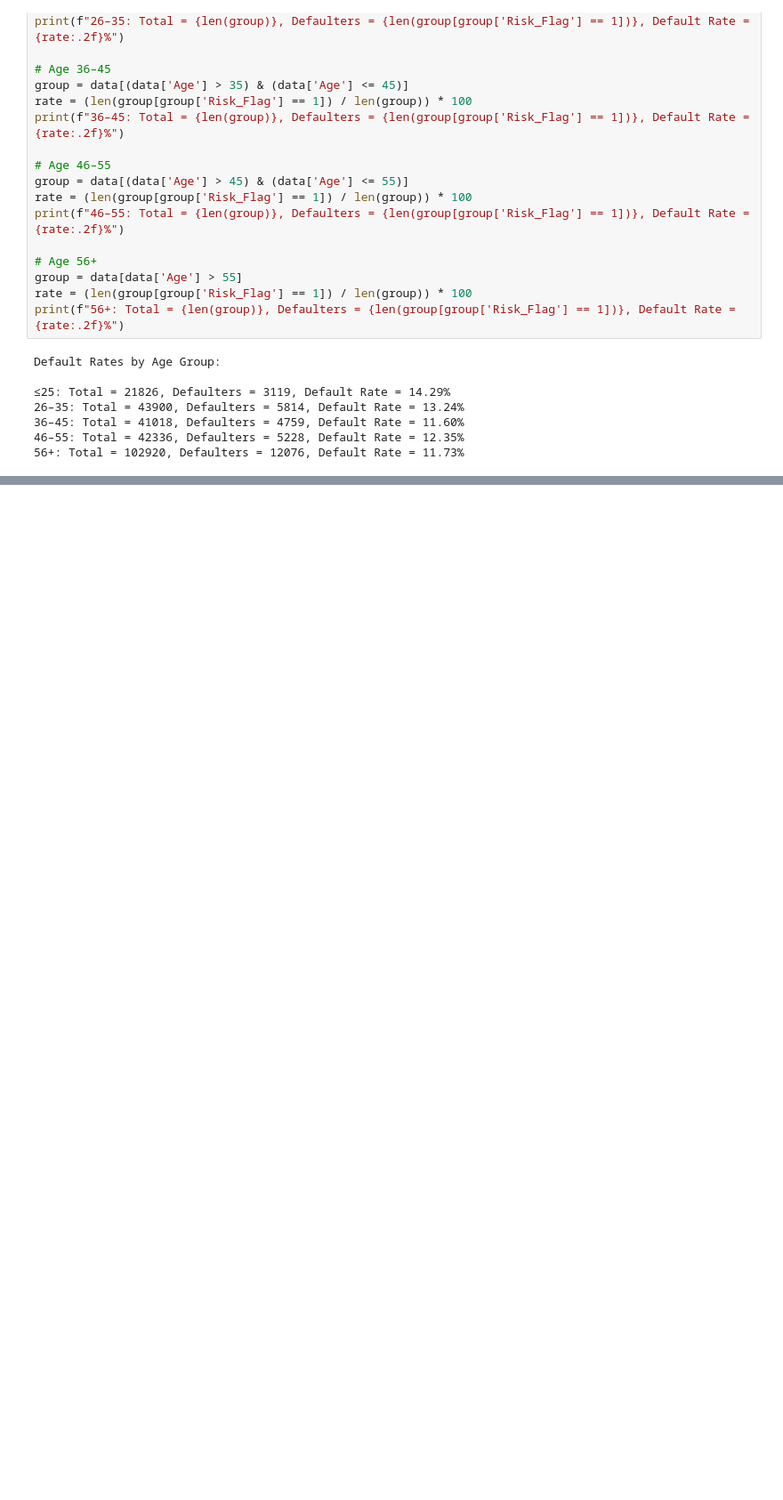
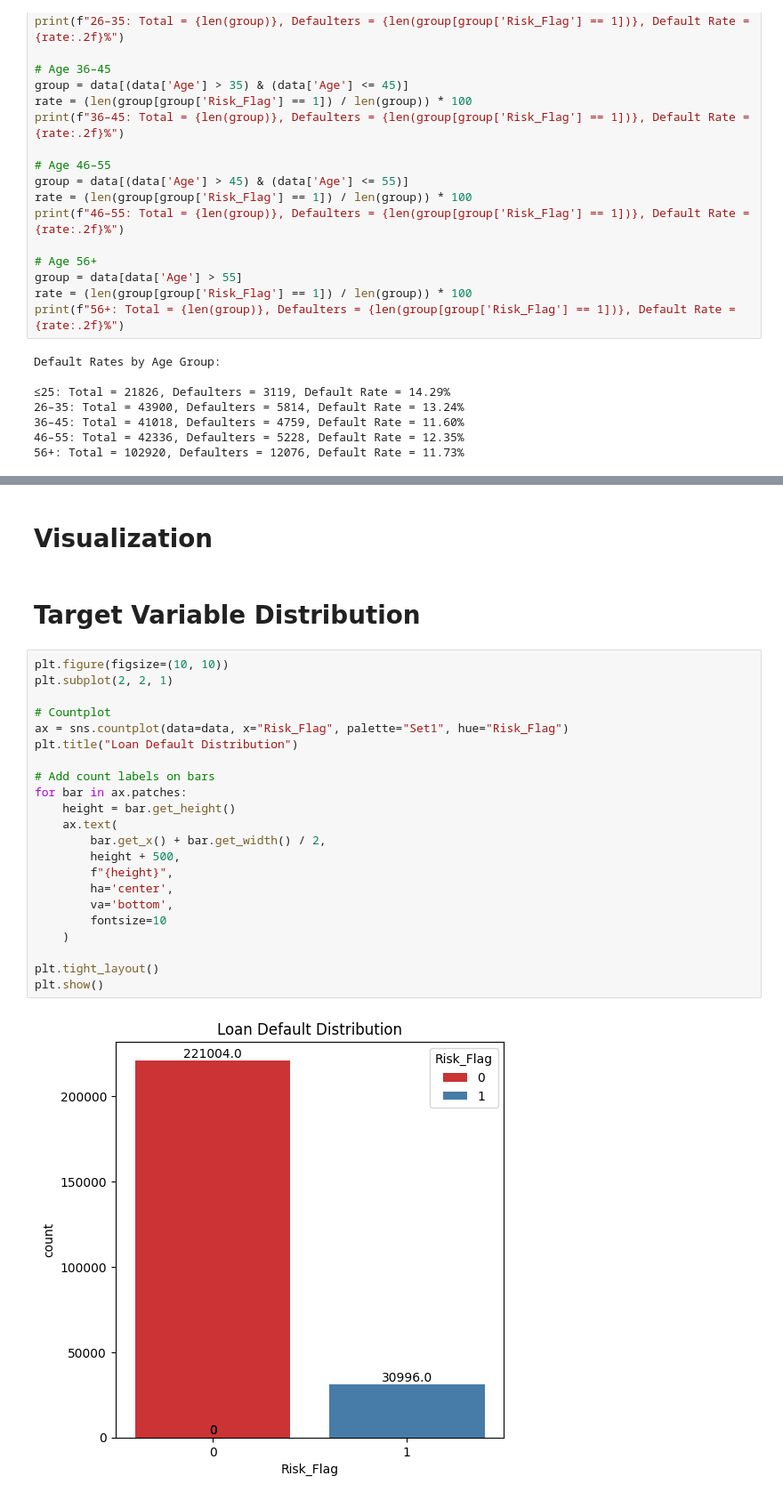
Before and after one commit to trupesh1710/Data-Science, a Jupyter notebook: Predicting_Possible_Loan_Default_Using_Machine_Learning/Predicting_Possible_Loan_Default_Using_Machine_Learning.ipynb, the cells around one changed output, grey strips where cells are left out. Shown at 89% size. Drawn from its saved outputs; the diff is of its cells as text; blank space fills up the shorter version.

Commit message:
Predicting_Possible_Loan_Default_Using_Machine_Learning updated vith visulization

```diff
--- a/Predicting_Possible_Loan_Default_Using_Machine_Learning/Predicting_Possible_Loan_Default_Using_Machine_Learning.ipynb
+++ b/Predicting_Possible_Loan_Default_Using_Machine_Learning/Predicting_Possible_Loan_Default_Using_Machine_Learning.ipynb
@@ -892,3 +858,31 @@ Middle-income individuals (50K–150K) seem to carry higher financial burden or
 High Risk Profiles: Young, Single, Renting, Non-car owners, Low job experience, Middle-income earners, and certain professions (Police Officer).
 
 Low Risk Profiles: Married, House/Car owners, Longer job duration, Older individuals (36+), and high-income groups (≥200K).
+# %% [markdown]
+# Visualization
+# %% [markdown]
+# Target Variable Distribution
+# %%
+plt.figure(figsize=(10, 10))
+plt.subplot(2, 2, 1)
+
+# Countplot
+ax = sns.countplot(data=data, x="Risk_Flag", palette="Set1", hue="Risk_Flag")
+plt.title("Loan Default Distribution")
+
+# Add count labels on bars
+for bar in ax.patches:
+    height = bar.get_height()
+    ax.text(
+        bar.get_x() + bar.get_width() / 2,
+        height + 500,
+        f"{height}",
+        ha='center',
+        va='bottom',
+        fontsize=10
+    )
+
+plt.tight_layout()
+plt.show()
+# %% [output]
+[figure, added]
```
Also changed, not shown: parts of 39 cells of this notebook.
